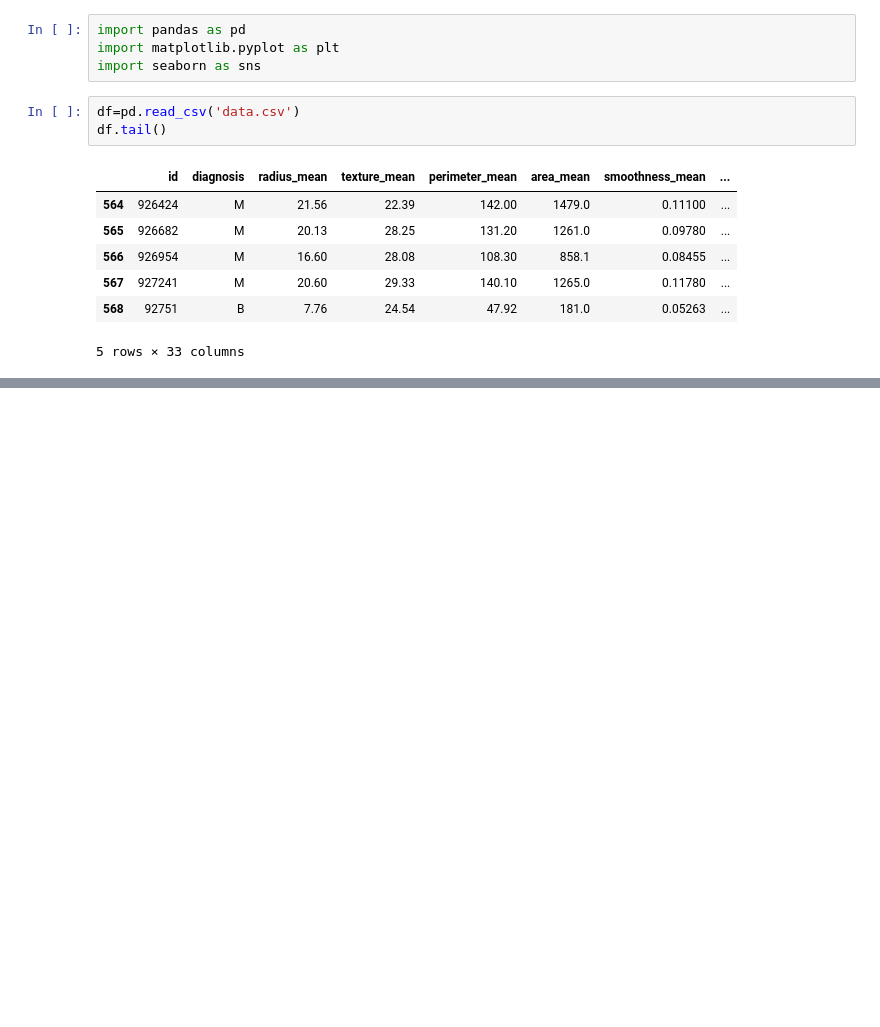
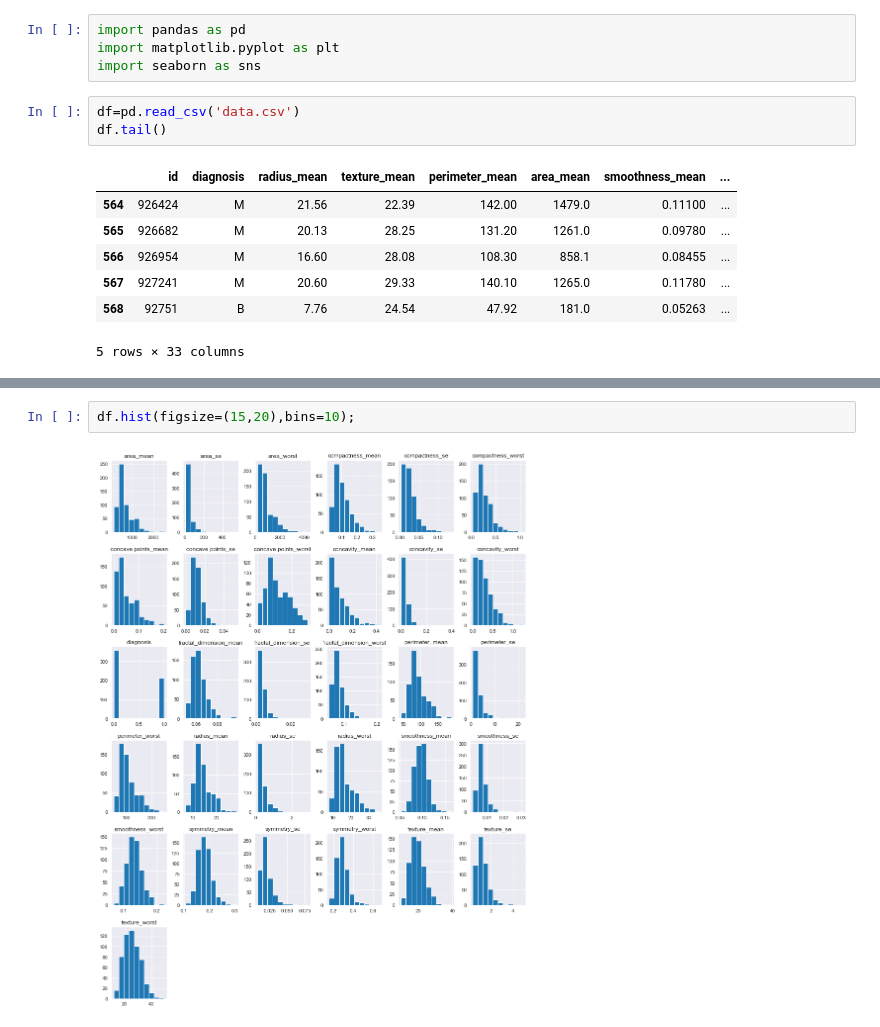
Before and after one commit to rajeshkumarchellappan/ML_projects, a Jupyter notebook: Health/Breast_Cancer_detection/Breast_Cancer_detection_1.ipynb, the cells around one changed output, grey strips where cells are left out. Cells and saved outputs as stored; diff of their text form; blank space fills up the shorter version.

```diff
--- a/Health/Breast_Cancer_detection/Breast_Cancer_detection_1.ipynb
+++ b/Health/Breast_Cancer_detection/Breast_Cancer_detection_1.ipynb
@@ -47,0 +151,4 @@ df.tail()
+# %%
+df.hist(figsize=(15,20),bins=10);
+# %% [output]
+[figure, added]
```
Also changed, not shown: parts of 29 cells of this notebook, 3 other files.
